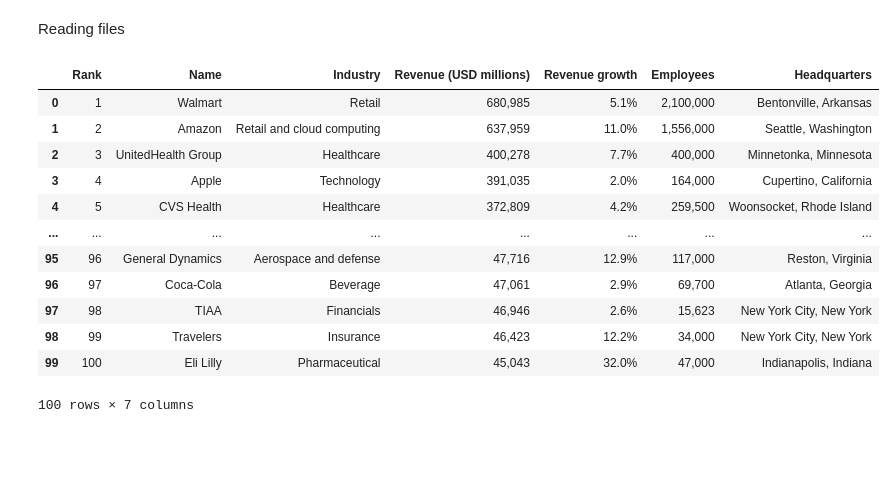
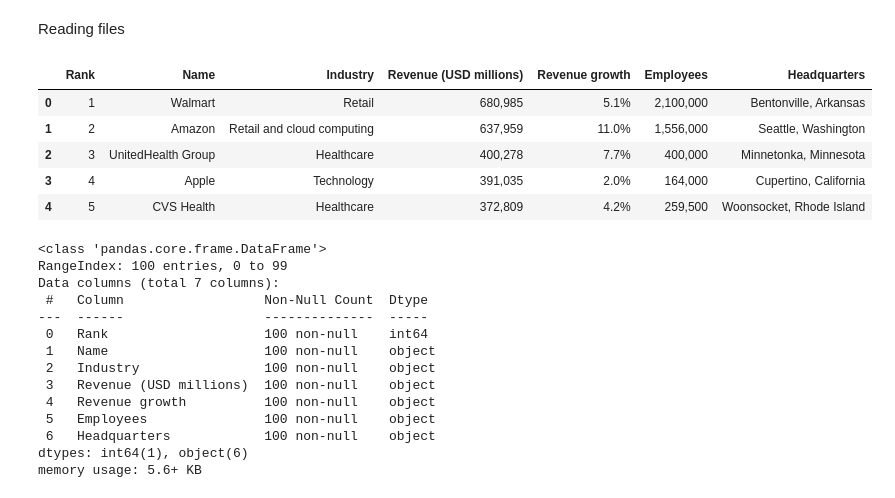
Before and after one commit to Imani-hub-pixel/Web_scraping-projects, a Jupyter notebook: Pandas/pandas.ipynb, the cells around one changed output. Cells and saved outputs as stored; diff of their text form; code cells hidden in the pictures; blank space fills up the shorter version.

```diff
--- a/Pandas/pandas.ipynb
+++ b/Pandas/pandas.ipynb
@@ -5,18 +5,11 @@ import pandas as pd
 # %%
 df=pd.read_csv(r'C:\Users\faith\OneDrive\Desktop\Data analysis\Python\Web scrapping\company_revenue_US.csv')
 # %%
-df
+df.head()
 # %% [output]
 |  | Rank | Name | Industry | Revenue (USD millions) | Revenue growth | Employees | Headquarters |
 | 0 | 1 | Walmart | Retail | 680,985 | 5.1% | 2,100,000 | Bentonville, Arkansas |
 | 1 | 2 | Amazon | Retail and cloud computing | 637,959 | 11.0% | 1,556,000 | Seattle, Washington |
 | 2 | 3 | UnitedHealth Group | Healthcare | 400,278 | 7.7% | 400,000 | Minnetonka, Minnesota |
 | 3 | 4 | Apple | Technology | 391,035 | 2.0% | 164,000 | Cupertino, California |
 | 4 | 5 | CVS Health | Healthcare | 372,809 | 4.2% | 259,500 | Woonsocket, Rhode Island |
-| ... | ... | ... | ... | ... | ... | ... | ... |
-| 95 | 96 | General Dynamics | Aerospace and defense | 47,716 | 12.9% | 117,000 | Reston, Virginia |
-| 96 | 97 | Coca-Cola | Beverage | 47,061 | 2.9% | 69,700 | Atlanta, Georgia |
-| 97 | 98 | TIAA | Financials | 46,946 | 2.6% | 15,623 | New York City, New York |
-| 98 | 99 | Travelers | Insurance | 46,423 | 12.2% | 34,000 | New York City, New York |
-| 99 | 100 | Eli Lilly | Pharmaceutical | 45,043 | 32.0% | 47,000 | Indianapolis, Indiana |
-100 rows × 7 columns
@@ -22,0 +21,17 @@ df
+# %%
+df.info()
+# %% [output]
+<class 'pandas.core.frame.DataFrame'>
+RangeIndex: 100 entries, 0 to 99
+Data columns (total 7 columns):
+ #   Column                  Non-Null Count  Dtype
+---  ------                  --------------  -----
+ 0   Rank                    100 non-null    int64
+ 1   Name                    100 non-null    object
+ 2   Industry                100 non-null    object
+ 3   Revenue (USD millions)  100 non-null    object
+ 4   Revenue growth          100 non-null    object
+ 5   Employees               100 non-null    object
+ 6   Headquarters            100 non-null    object
+dtypes: int64(1), object(6)
+memory usage: 5.6+ KB
```
Also changed, not shown: parts of 11 cells of this notebook, 2 other files.
